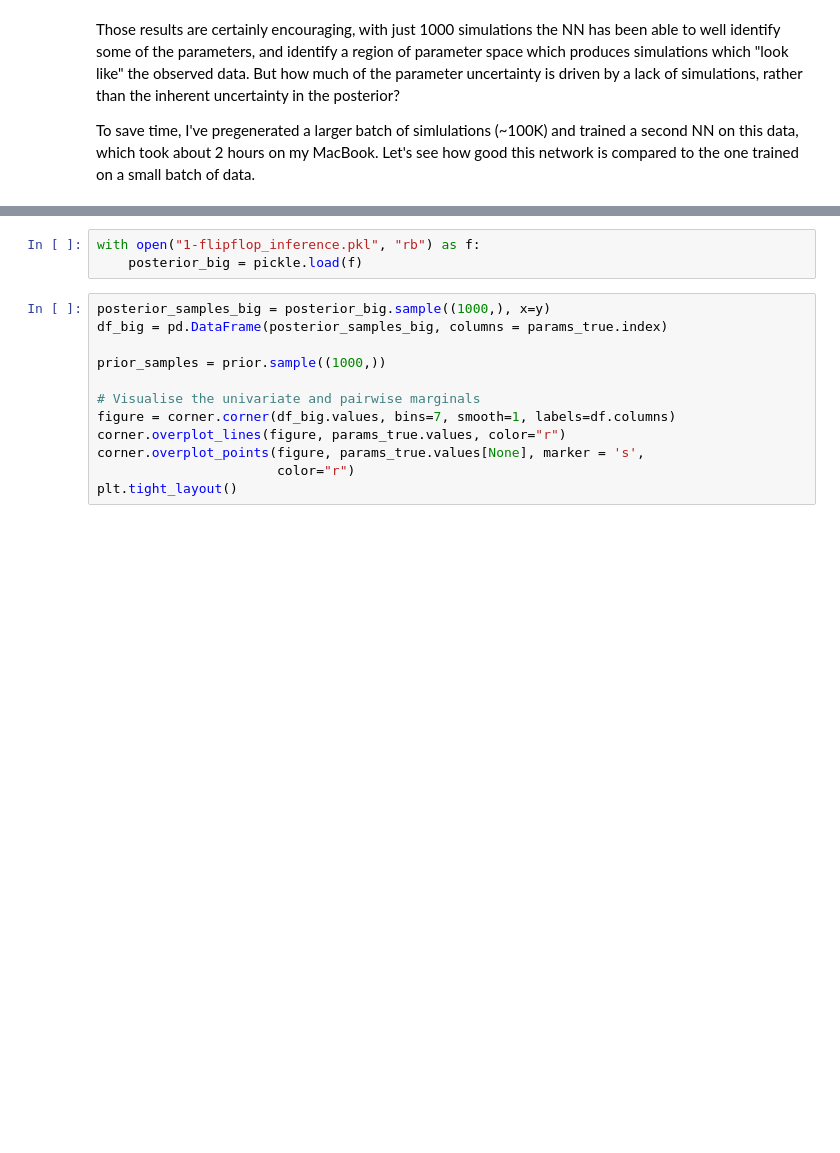
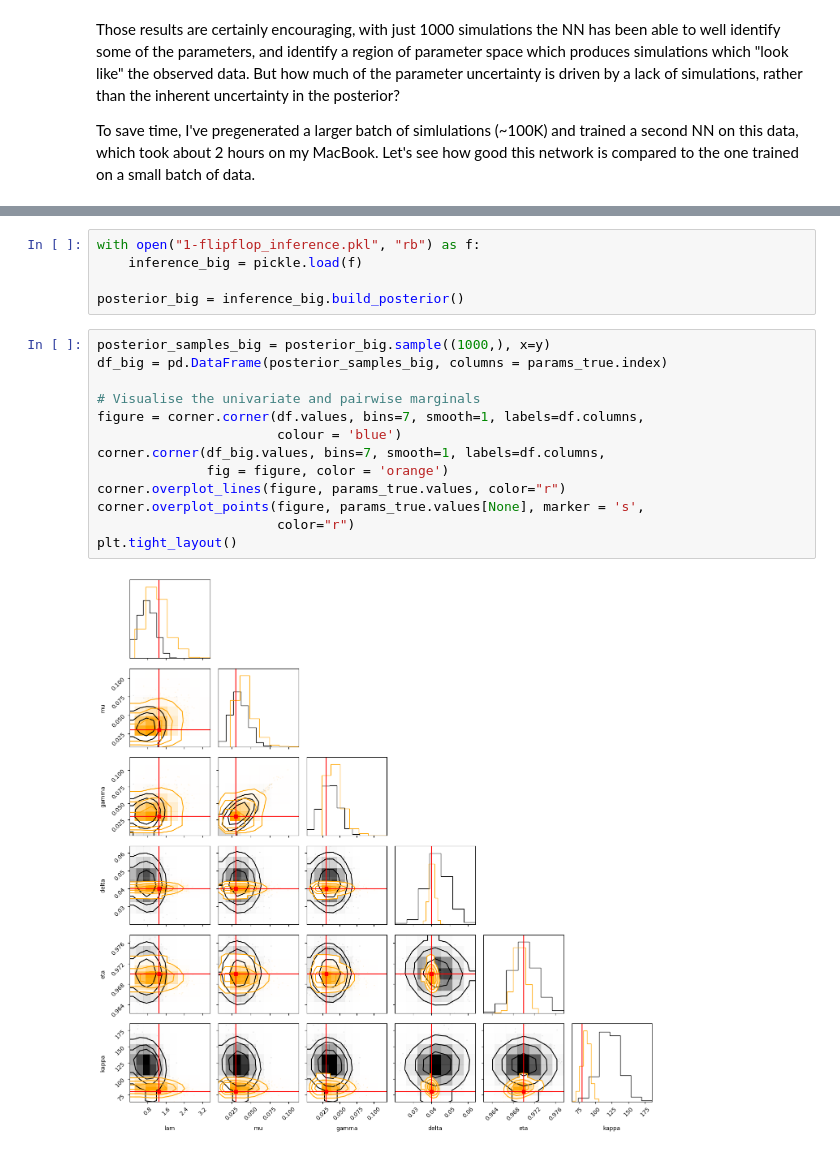
Before and after one commit to CalumGabbutt/IX-tutorial-CG-SBI, a Jupyter notebook: IX_tutorial_CG_SBI.ipynb, the cells around one changed output, grey strips where cells are left out. Cells and saved outputs as stored; diff of their text form; blank space fills up the shorter version.

```diff
--- a/IX_tutorial_CG_SBI.ipynb
+++ b/IX_tutorial_CG_SBI.ipynb
@@ -470,15 +468,20 @@ Saving to: ‘1-flipflop_inference.pkl’
 # %%
 with open("1-flipflop_inference.pkl", "rb") as f:
-    posterior_big = pickle.load(f)
+    inference_big = pickle.load(f)
+
+posterior_big = inference_big.build_posterior()
 # %%
 posterior_samples_big = posterior_big.sample((1000,), x=y)
 df_big = pd.DataFrame(posterior_samples_big, columns = params_true.index)
 
-prior_samples = prior.sample((1000,))
-
 # Visualise the univariate and pairwise marginals
-figure = corner.corner(df_big.values, bins=7, smooth=1, labels=df.columns)
+figure = corner.corner(df.values, bins=7, smooth=1, labels=df.columns,
+                       colour = 'blue')
+corner.corner(df_big.values, bins=7, smooth=1, labels=df.columns,
+              fig = figure, color = 'orange')
 corner.overplot_lines(figure, params_true.values, color="r")
 corner.overplot_points(figure, params_true.values[None], marker = 's',
                        color="r")
 plt.tight_layout()
+# %% [output]
+[figure, added]
```
Also changed, not shown: parts of 10 cells of this notebook.
